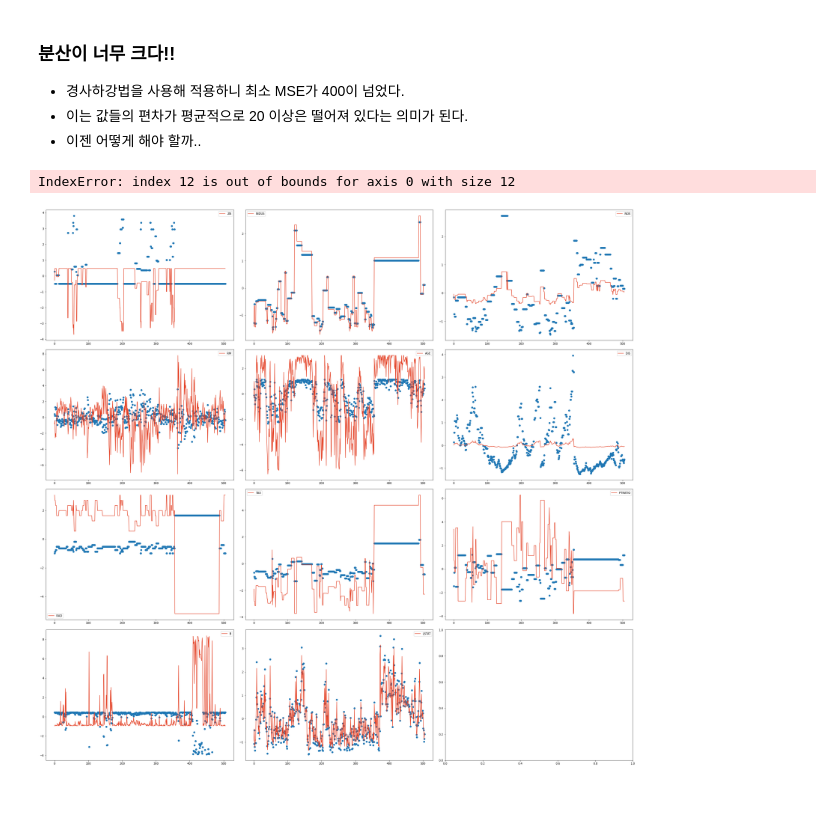
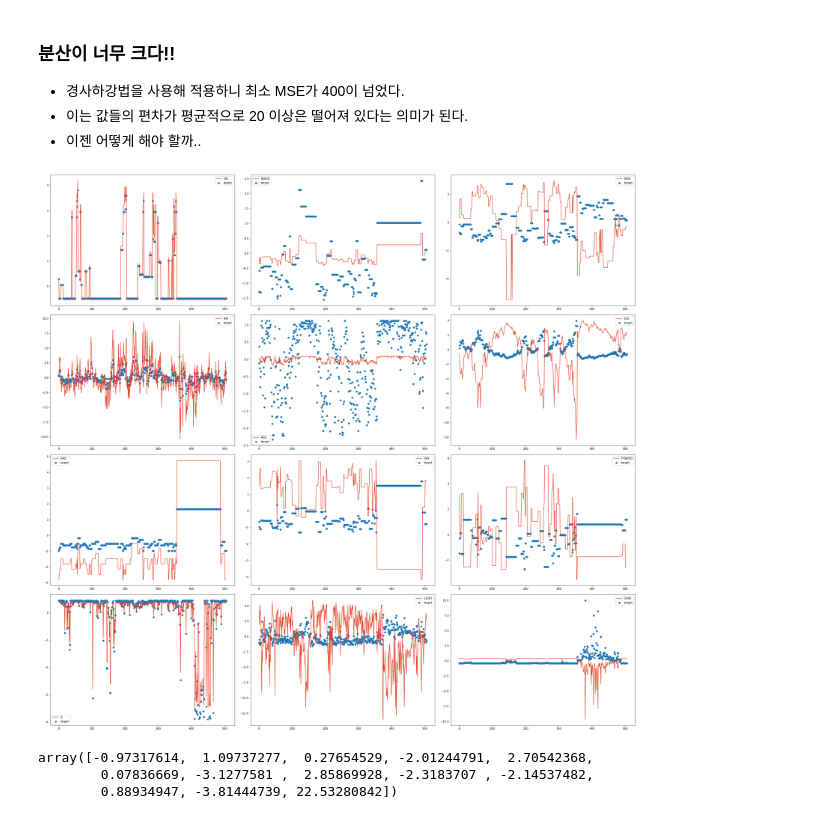
Before and after one commit to gdsc-ssu/AI-ML, a Jupyter notebook: week1/Jeong_week1.ipynb, the cells around one changed output. Drawn from its saved outputs; the diff is of its cells as text; code cells hidden in the pictures.

```diff
--- a/week1/Jeong_week1.ipynb
+++ b/week1/Jeong_week1.ipynb
@@ -147,7 +147,7 @@ numeric_boston
 * 가설함수를 세우고 최소화를 진행해 선형회귀를 실시해보자
 # %%
 def cost(theta, X, y,costs):
-    h = np.dot(X,theta[1:]) + theta[0]
+    h = np.dot(X,theta[:-1]) + theta[-1]
     cost = np.mean((y - h) ** 2)
     costs.append(cost)
     return cost
@@ -175,12 +175,12 @@ plt.plot(costs)
 [<matplotlib.lines.Line2D at 0x...>]
 [figure]
 # %%
-h = np.dot(numeric_boston,res.x[1:]) + res.x[0]
+h = np.dot(numeric_boston,res.x[:-1]) + res.x[-1]
 plt.figure(figsize=(10,7))
 plt.plot(h,label = "My Prediction")
 plt.xlabel('Indexes')
 plt.ylabel('Price of house')
-plt.plot(y,label = "target")
+plt.scatter(np.arange(X.shape[0]),y,label = "target",color = '#E43E22')
 plt.legend()
 # %% [output]
 <matplotlib.legend.Legend at 0x...>
@@ -241,21 +241,25 @@ plt.plot(y)
 # %%
 theta = res.x
 fig,axes = plt.subplots(4,3,figsize = (30,28),constrained_layout = True)
-index = 1
 # for row_ax in axes:
 #     for ax in row_ax: #0번째는 절편이므로
 #         col = numeric_boston.columns[index]
 #         h_ = numeric_boston[col] * theta[index]
 #         ax.plot(h_,label = col,color = '#E43E22')
 #         ax.scatter(np.arange(X.shape[0]),numeric_boston[col])
 #         ax.legend()
 #         index += 1
-# for i,col in enumerate(numeric_boston, start=1):
-#     h_ = numeric_boston[col] * theta[i]
-#     row = (i - 1) // 3; col_ = (i - 1) % 3
-#     axes[row][col_].plot(h_,label = col,color = '#E43E22')
-#     axes[row][col_].scatter(np.arange(X.shape[0]),numeric_boston[col],label = 'target')
-#     axes[row][col_].legend()
+for i,col in enumerate(numeric_boston):
+    h_ = numeric_boston[col] * theta[i]
+    row = (i - 1) // 3; col_ = (i - 1) % 3
+    axes[row][col_].plot(h_,label = col,color = '#E43E22')
+    axes[row][col_].scatter(np.arange(X.shape[0]),numeric_boston[col],label = 'target')
+    axes[row][col_].legend()
 # %% [output]
-IndexError: index 12 is out of bounds for axis 0 with size 12
-[figure, old version]
+[figure, new version]
+# %%
+theta
+# %% [output]
+array([-0.97317614,  1.09737277,  0.27654529, -2.01244791,  2.70542368,
+        0.07836669, -3.1277581 ,  2.85869928, -2.3183707 , -2.14537482,
+        0.88934947, -3.81444739, 22.53280842])
```
Also changed, not shown: parts of 2 cells of this notebook.
